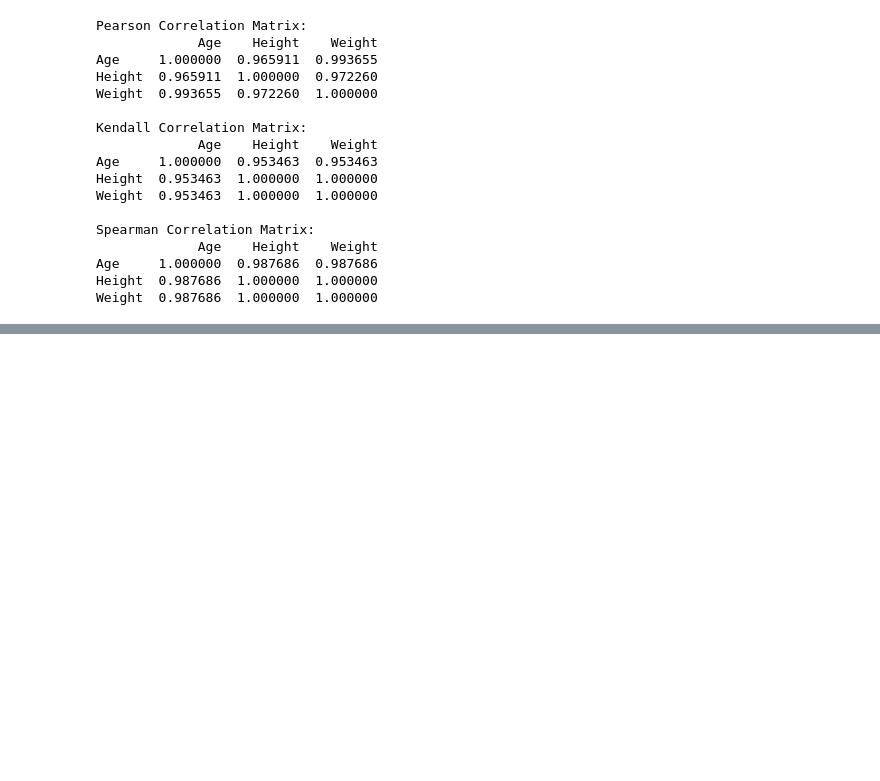
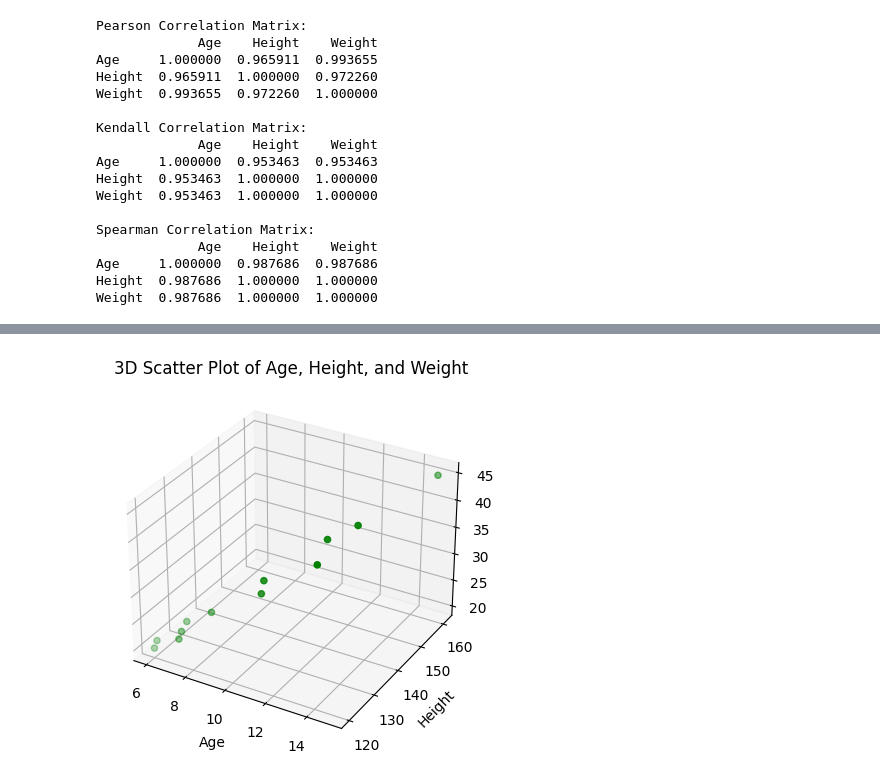
Before and after one commit to r4coder/DA, a Jupyter notebook: DA.ipynb, the cells around one changed output, grey strips where cells are left out. Drawn from its saved outputs; the diff is of its cells as text; code cells hidden in the pictures; blank space fills up the shorter version.

```diff
--- a/DA.ipynb
+++ b/DA.ipynb
@@ -1087,0 +1120,15 @@ Weight  0.987686  1.000000  1.000000
+# %%
+from mpl_toolkits.mplot3d import Axes3D
+
+# 3D scatter plot
+fig = plt.figure()
+ax = fig.add_subplot(111, projection='3d')
+ax.scatter(df['Age'], df['Height'], df['Weight'], color='green')
+
+ax.set_xlabel('Age')
+ax.set_ylabel('Height')
+ax.set_zlabel('Weight')
+plt.title('3D Scatter Plot of Age, Height, and Weight')
+plt.show()
+# %% [output]
+[figure, added]
```
Also changed, not shown: parts of 6 cells of this notebook.
